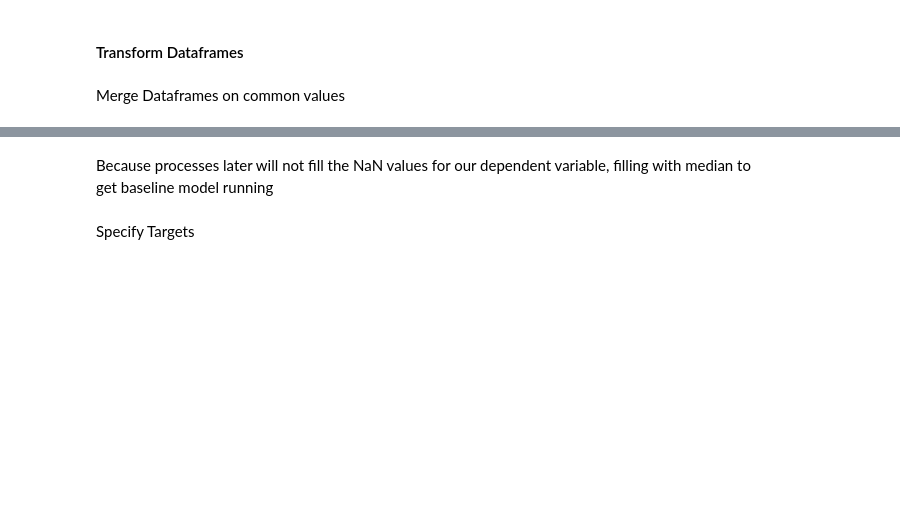
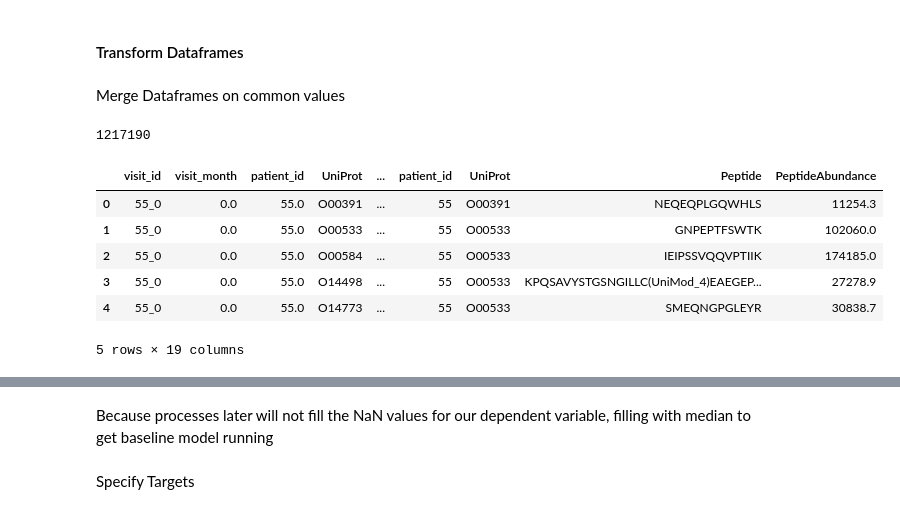
Before and after one commit to peterbull/parkinsons-progression, a Jupyter notebook: pb_parkinsons_prog.ipynb, the cells around one changed output, grey strips where cells are left out. Saved outputs shown, nothing was run; the diff lists cells and outputs as text; code cells hidden in the pictures; blank space fills up the shorter version.

```diff
--- a/pb_parkinsons_prog.ipynb
+++ b/pb_parkinsons_prog.ipynb
@@ -87,10 +89,10 @@ path = setup_comp(comp, install='fastai')
 Training Data
 # %%
 #| export
-df_train_proteins = pd.read_csv(path/"train_proteins.csv", low_memory=False)
-df_train_clinical = pd.read_csv(path/"train_clinical_data.csv", low_memory=False)
-df_train_peptides = pd.read_csv(path/"train_peptides.csv", low_memory=False)
-df_train_supplemental = pd.read_csv(path/"supplemental_clinical_data.csv", low_memory=False)
+protein_train_df = pd.read_csv(path/"train_proteins.csv", low_memory=False)
+clinical_train_df = pd.read_csv(path/"train_clinical_data.csv", low_memory=False)
+peptide_train_df = pd.read_csv(path/"train_peptides.csv", low_memory=False)
+supplement_train_df = pd.read_csv(path/"supplemental_clinical_data.csv", low_memory=False)
 # %% [markdown]
 Test Data
 # %%
@@ -100,0 +147,5 @@ df_test_updrs = pd.read_csv(path/"example_test_files/test.csv", low_memory=False
+# %%
+clinical_train_df['upd23b_clinical_state_on_medication'] = clinical_train_df['upd23b_clinical_state_on_medication'].replace('No', 0).astype(bool)
+clinical_train_df['upd23b_clinical_state_on_medication'] = clinical_train_df['upd23b_clinical_state_on_medication'].replace('Yes', 1).astype(bool)
+supplement_train_df['upd23b_clinical_state_on_medication'] = supplement_train_df['upd23b_clinical_state_on_medication'].replace('No', 0).astype(bool)
+supplement_train_df['upd23b_clinical_state_on_medication'] = supplement_train_df['upd23b_clinical_state_on_medication'].replace('Yes', 1).astype(bool)
@@ -104,0 +169,17 @@ Merge Dataframes on common values
+# %%
+len(peptide_train_df) + len(protein_train_df) + len(clinical_train_df)
+# %% [output]
+1217190
+# %%
+#| export
+df_train = pd.concat([protein_train_df, clinical_train_df, peptide_train_df], axis=1)
+# %%
+df_train.head()
+# %% [output]
+|  | visit_id | visit_month | patient_id | UniProt | ... | patient_id | UniProt | Peptide | PeptideAbundance |
+| 0 | 55_0 | 0.0 | 55.0 | O00391 | ... | 55 | O00391 | NEQEQPLGQWHLS | 11254.3 |
+| 1 | 55_0 | 0.0 | 55.0 | O00533 | ... | 55 | O00533 | GNPEPTFSWTK | 102060.0 |
+| 2 | 55_0 | 0.0 | 55.0 | O00584 | ... | 55 | O00533 | IEIPSSVQQVPTIIK | 174185.0 |
+| 3 | 55_0 | 0.0 | 55.0 | O14498 | ... | 55 | O00533 | KPQSAVYSTGSNGILLC(UniMod_4)EAEGEP... | 27278.9 |
+| 4 | 55_0 | 0.0 | 55.0 | O14773 | ... | 55 | O00533 | SMEQNGPGLEYR | 30838.7 |
+5 rows × 19 columns
```
Also changed, not shown: parts of 30 cells of this notebook.
